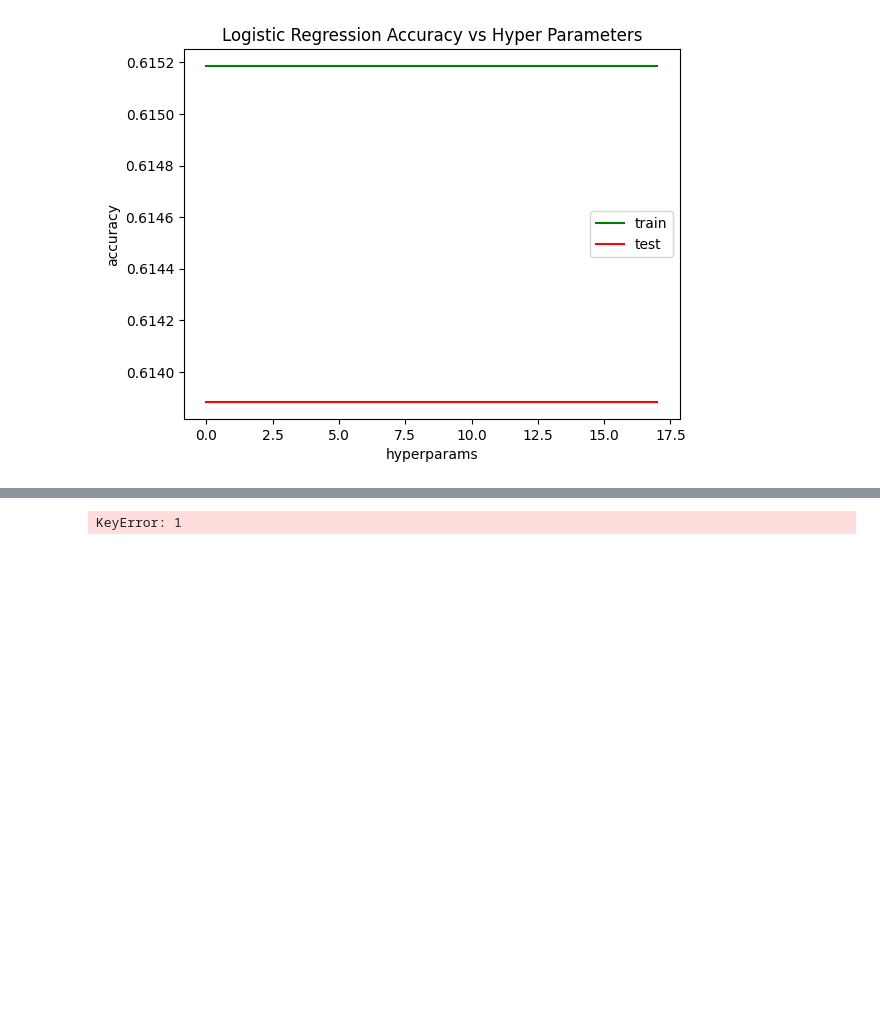
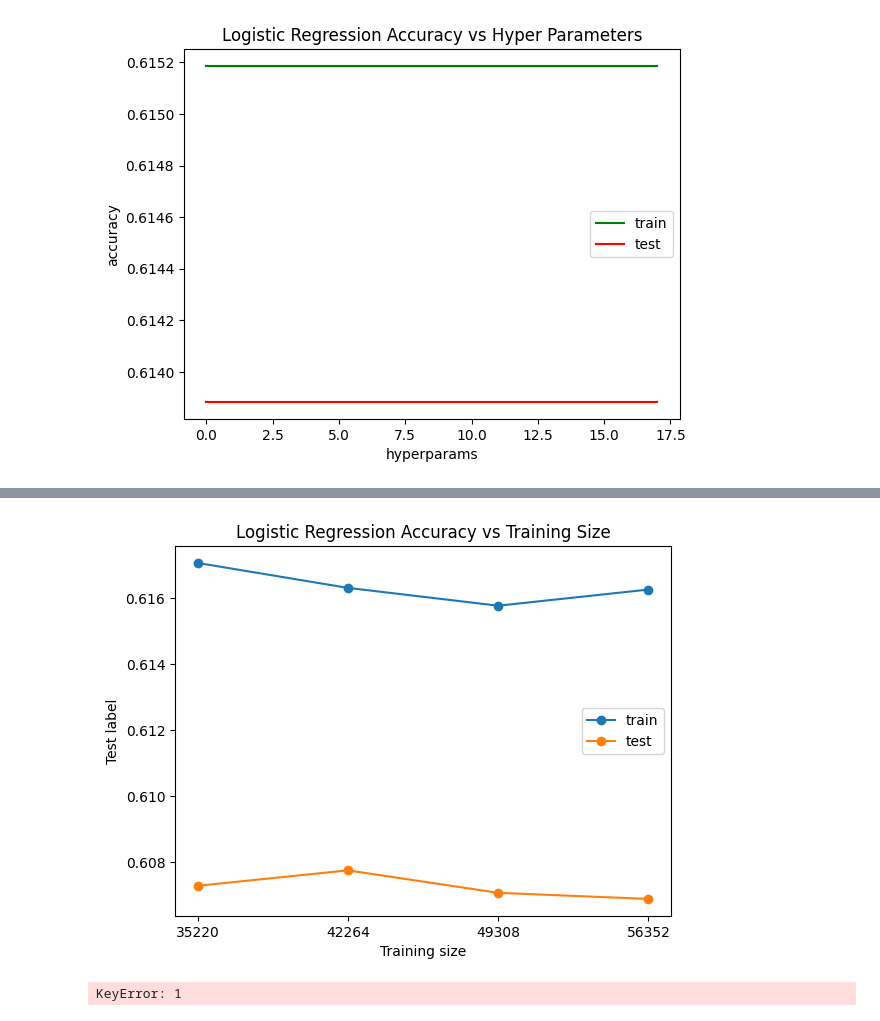
Before and after one commit to minhngo3818/cs178-diabetes-project, a Jupyter notebook: main.ipynb, the cells around one changed output, grey strips where cells are left out. Saved outputs shown, nothing was run; the diff lists cells and outputs as text; code cells hidden in the pictures; blank space fills up the shorter version.

```diff
--- a/main.ipynb
+++ b/main.ipynb
@@ -383,3 +400,17 @@ plt.legend()
 plt.show()
 # %% [output]
 [figure]
+# %%
+lr = LogisticRegression(penalty = 'l1',solver = 'liblinear', C=0.1, fit_intercept = True, random_state=seed)
+lr_train_sizes, lr_train_scores, lr_test_scores = learning_curve(lr, X, y, random_state=seed, shuffle=True, train_sizes=train_sizes)
+lr_avg_train_scores = []
+lr_avg_test_scores = []
+
+for train_size, train_score, test_score in zip(
+  lr_train_sizes, lr_train_scores, lr_test_scores
+):
+  print(f"Train size: {train_size}")
+  print(f"Average training accuracy: {train_score.mean():.2f}")
+  print(f"Average test accuracy: {test_score.mean():.2f}")
+  lr_avg_train_scores.append(train_score.mean())
+  lr_avg_test_scores.append(test_score.mean())
@@ -386,3 +430,14 @@ plt.show()
+# %%
+plt.plot(lr_train_sizes, lr_avg_train_scores, label="train", marker="o")
+plt.plot(lr_train_sizes, lr_avg_test_scores,  label="test", marker="o")
+plt.xticks(lr_train_sizes)
+plt.xlabel("Training size")
+plt.ylabel("Test label")
+plt.title("Logistic Regression Accuracy vs Training Size")
+plt.legend()
+plt.show()
+# %% [output]
+[figure, added]
 # %%
 #neural network
 torch.manual_seed(12345)
```
Also changed, not shown: parts of 10 cells of this notebook.
